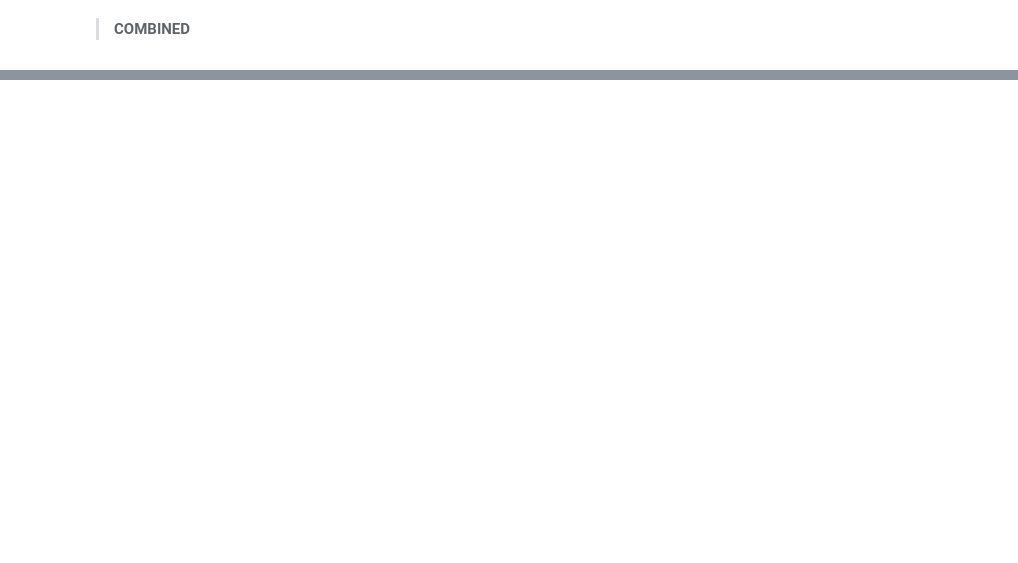
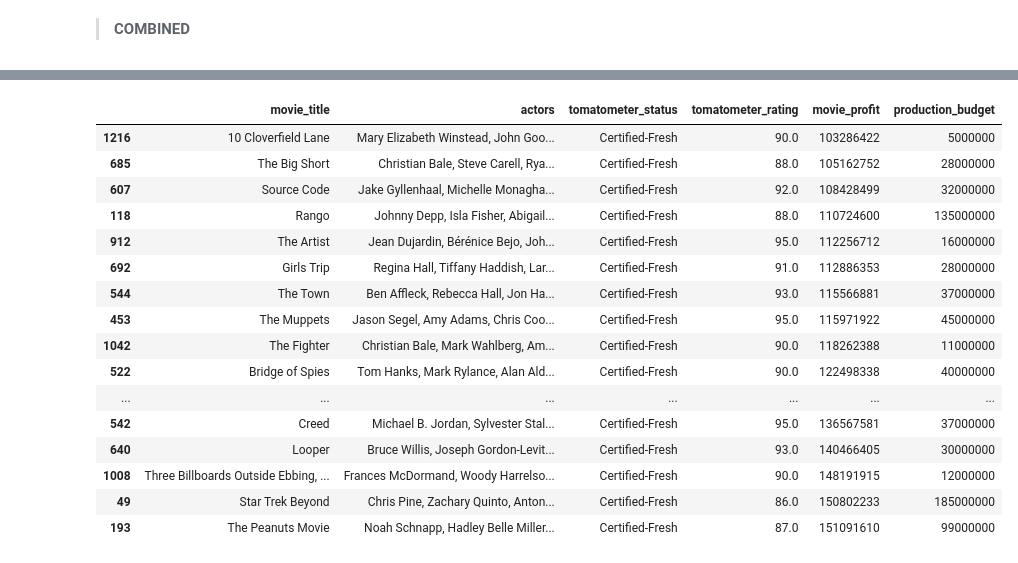
Before and after one commit to jchandleroneal/microsoft-movie-analysis, a Jupyter notebook: movie_analysis.ipynb, the cells around one changed output, grey strips where cells are left out. Saved outputs shown, nothing was run; the diff lists cells and outputs as text; code cells hidden in the pictures; blank space fills up the shorter version.

```diff
--- a/movie_analysis.ipynb
+++ b/movie_analysis.ipynb
@@ -499,2 +519,0 @@ movie_actor_budget2 = movie_actor_budget2[(movie_actor_budget2.movie_profit > 90
-# %%
-movie_actor_budget3 = movie_actor_budget2.head(20)
@@ -528,0 +564,20 @@ plt.show()
+# %%
+movie_actor_budget3
+# %% [output]
+|  | movie_title | actors | tomatometer_status | tomatometer_rating | movie_profit | production_budget |
+| 1216 | 10 Cloverfield Lane | Mary Elizabeth Winstead, John Goo... | Certified-Fresh | 90.0 | 103286422 | 5000000 |
+| 685 | The Big Short | Christian Bale, Steve Carell, Rya... | Certified-Fresh | 88.0 | 105162752 | 28000000 |
+| 607 | Source Code | Jake Gyllenhaal, Michelle Monagha... | Certified-Fresh | 92.0 | 108428499 | 32000000 |
+| 118 | Rango | Johnny Depp, Isla Fisher, Abigail... | Certified-Fresh | 88.0 | 110724600 | 135000000 |
+| 912 | The Artist | Jean Dujardin, Bérénice Bejo, Joh... | Certified-Fresh | 95.0 | 112256712 | 16000000 |
+| 692 | Girls Trip | Regina Hall, Tiffany Haddish, Lar... | Certified-Fresh | 91.0 | 112886353 | 28000000 |
+| 544 | The Town | Ben Affleck, Rebecca Hall, Jon Ha... | Certified-Fresh | 93.0 | 115566881 | 37000000 |
+| 453 | The Muppets | Jason Segel, Amy Adams, Chris Coo... | Certified-Fresh | 95.0 | 115971922 | 45000000 |
+| 1042 | The Fighter | Christian Bale, Mark Wahlberg, Am... | Certified-Fresh | 90.0 | 118262388 | 11000000 |
+| 522 | Bridge of Spies | Tom Hanks, Mark Rylance, Alan Ald... | Certified-Fresh | 90.0 | 122498338 | 40000000 |
+| ... | ... | ... | ... | ... | ... | ... |
+| 542 | Creed | Michael B. Jordan, Sylvester Stal... | Certified-Fresh | 95.0 | 136567581 | 37000000 |
+| 640 | Looper | Bruce Willis, Joseph Gordon-Levit... | Certified-Fresh | 93.0 | 140466405 | 30000000 |
+| 1008 | Three Billboards Outside Ebbing, ... | Frances McDormand, Woody Harrelso... | Certified-Fresh | 90.0 | 148191915 | 12000000 |
+| 49 | Star Trek Beyond | Chris Pine, Zachary Quinto, Anton... | Certified-Fresh | 86.0 | 150802233 | 185000000 |
+| 193 | The Peanuts Movie | Noah Schnapp, Hadley Belle Miller... | Certified-Fresh | 87.0 | 151091610 | 99000000 |
```
Also changed, not shown: parts of 4 cells of this notebook.
